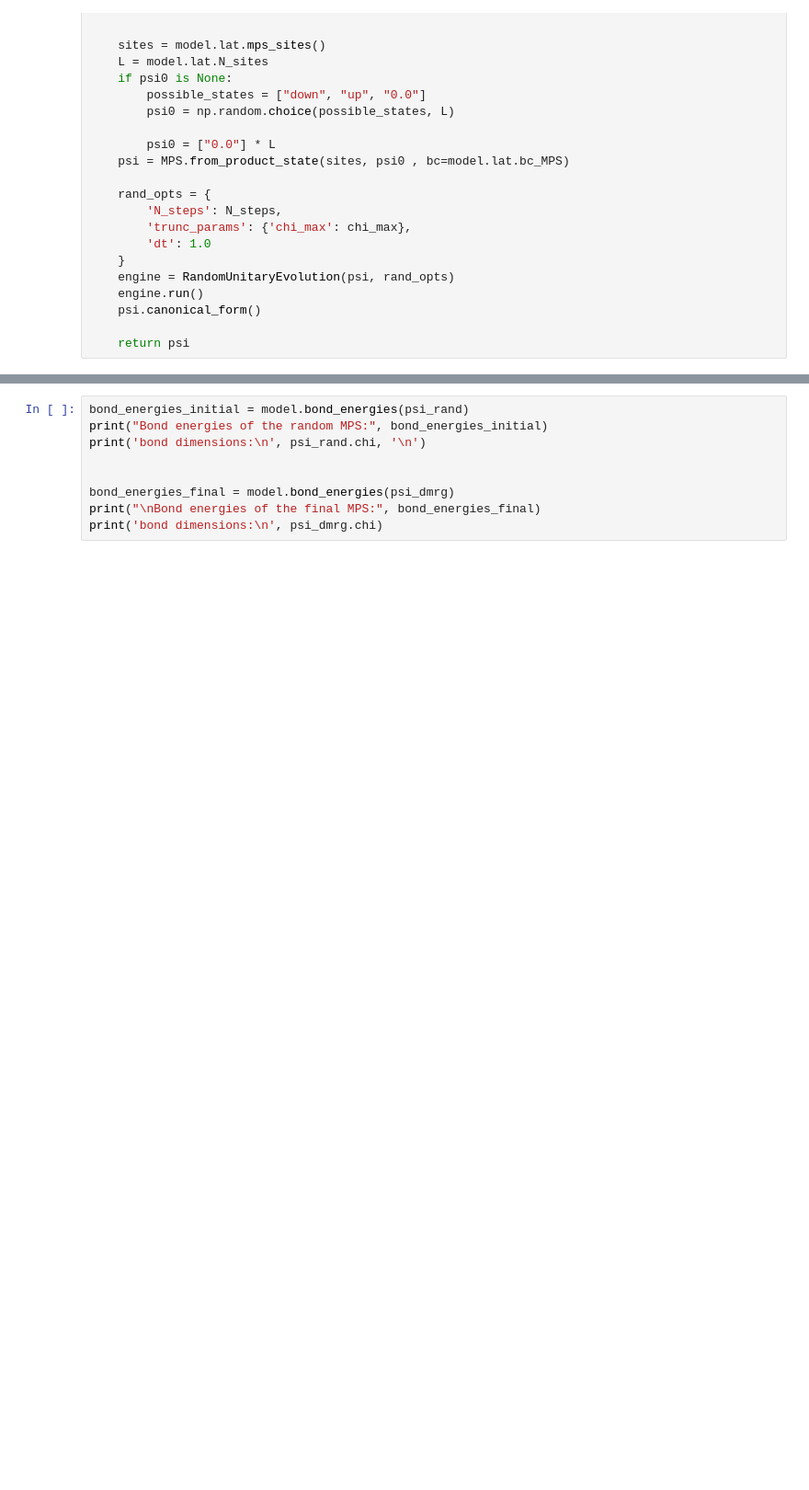
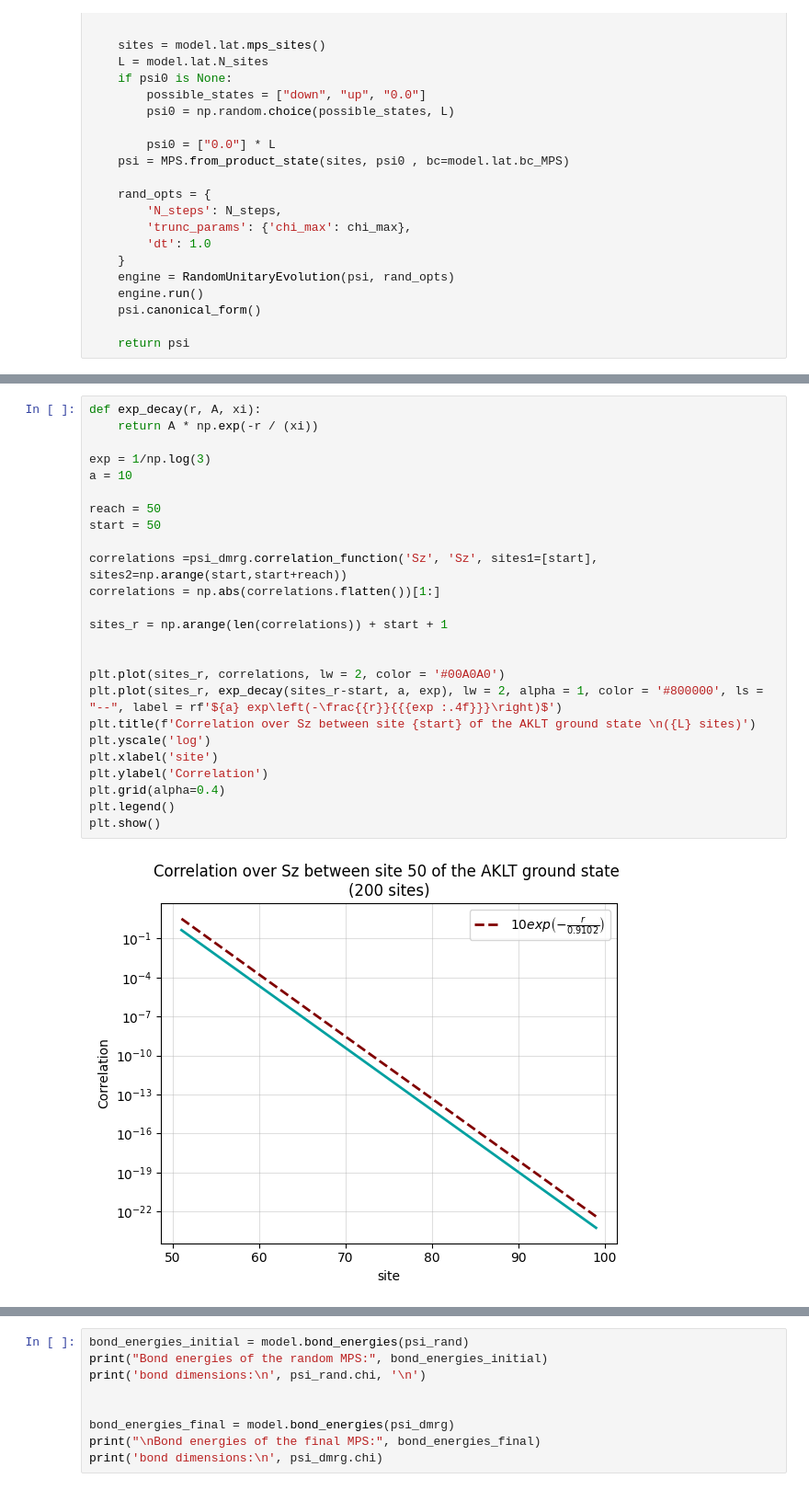
Before and after one commit to KiamehrJavid/QIC_FinProj, a Jupyter notebook: DMRG_modified_point2.ipynb, the cells around one changed output, grey strips where cells are left out. Shown at 92% size. Saved outputs shown, nothing was run; the diff lists cells and outputs as text; blank space fills up the shorter version.

```diff
--- a/DMRG_modified_point2.ipynb
+++ b/DMRG_modified_point2.ipynb
@@ -95,0 +109,27 @@ poorly conditioned H matrix in KrylovBased! |psi_0| = 0.999972
+# %%
+def exp_decay(r, A, xi):
+    return A * np.exp(-r / (xi))
+
+exp = 1/np.log(3)
+a = 10
+
+reach = 50
+start = 50
+
+correlations =psi_dmrg.correlation_function('Sz', 'Sz', sites1=[start], sites2=np.arange(start,start+reach))
+correlations = np.abs(correlations.flatten())[1:]
+
+sites_r = np.arange(len(correlations)) + start + 1
+
+
+plt.plot(sites_r, correlations, lw = 2, color = '#00A0A0')
+plt.plot(sites_r, exp_decay(sites_r-start, a, exp), lw = 2, alpha = 1, color = '#800000', ls = "--", label = rf'${a} exp\left(-\frac{{r}}{{{exp :.4f}}}\right)$')
+plt.title(f'Correlation over Sz between site {start} of the AKLT ground state \n({L} sites)')
+plt.yscale('log')
+plt.xlabel('site')
+plt.ylabel('Correlation')
+plt.grid(alpha=0.4)
+plt.legend()
+plt.show()
+# %% [output]
+[figure, added]
```
Also changed, not shown: parts of 11 cells of this notebook, 2 other files.
